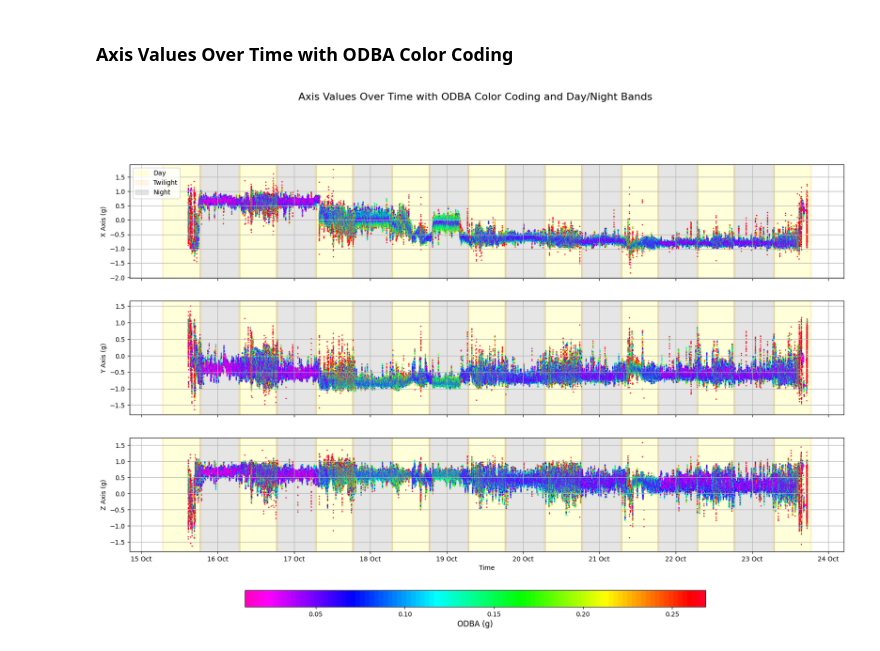
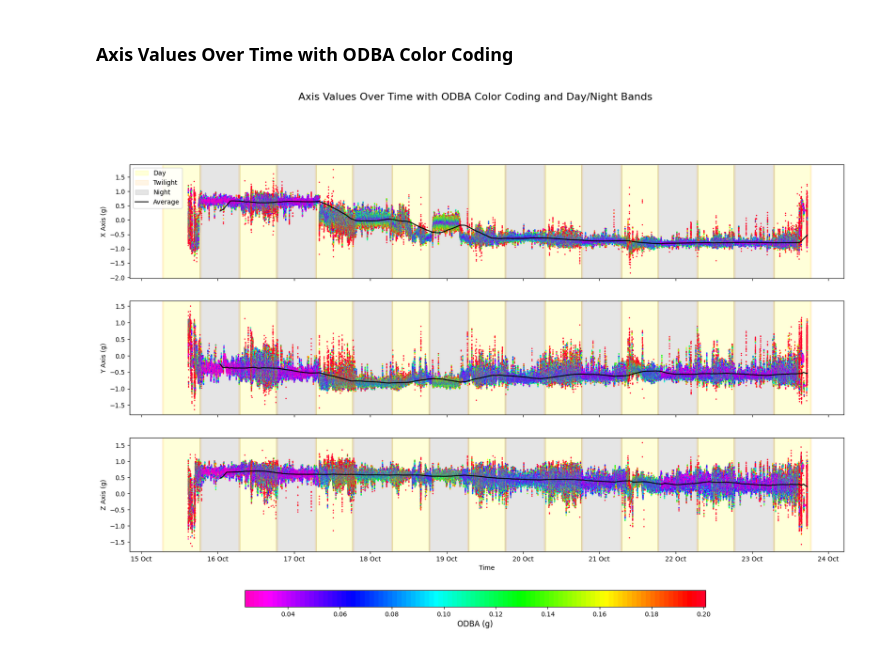
Before and after one commit to bolaris-sage/shark-research, a Jupyter notebook: shark-analysis.ipynb, the cells around one changed output. Saved outputs shown, nothing was run; the diff lists cells and outputs as text; code cells hidden in the pictures.

Commit message:
Added clustering experiment and new visualizations

```diff
--- a/shark-analysis.ipynb
+++ b/shark-analysis.ipynb
@@ -341,8 +293,11 @@ night_patch = None
 cmap = plt.get_cmap('gist_rainbow_r', 100)
 lower_percentile = 2
 upper_percentile = 98
-lower_bound = data['ODBA'].quantile(lower_percentile / 100)
-upper_bound = data['ODBA'].quantile(upper_percentile / 100)
+
+resampled_data = data.resample('min', on='Time Stamp').mean(numeric_only=True)
+
+lower_bound = resampled_data['ODBA'].quantile(lower_percentile / 100)
+upper_bound = resampled_data['ODBA'].quantile(upper_percentile / 100)
 norm = plt.Normalize(vmin=lower_bound, vmax=upper_bound)
 
 for i, axis in enumerate(['X Axis', 'Y Axis', 'Z Axis']):
@@ -351,9 +306,13 @@ for i, axis in enumerate(['X Axis', 'Y Axis', 'Z Axis']):
 
     # Scatter plot for color-coded ODBA data
     sc = axs[i].scatter(data['Time Stamp'], data[axis], c=data['ODBA'], cmap=cmap, norm=norm, s=1, alpha=1.0)
+    axs[i].set_ylabel(f'{axis} (g)')
 
-    axs[i].set_ylabel(f'{axis} (g)')
-    axs[i].grid(True)
+    window_size = 600
+    # Calculate the moving average of the current axis
+    moving_average = resampled_data[axis].rolling(window=window_size).mean()
+    # Plot the moving average line
+    axs[i].plot(resampled_data.index, moving_average, color='black', alpha=1, label='Average')
 
     # Format the x-axis
     axs[i].xaxis.set_major_formatter(mdates.DateFormatter('%d %b'))
@@ -361,35 +320,31 @@ for i, axis in enumerate(['X Axis', 'Y Axis', 'Z Axis']):
 
 # After plotting on all subplots, extract handles and labels for the legend from the last axis
 handles, labels = axs[-1].get_legend_handles_labels()
 
 # Create legend from handles and labels and add it to the first subplot
 axs[0].legend(handles, labels, loc='upper left')
 
 # Set common X-Axis properties
 axs[-1].set_xlabel('Time')
 
 # Set the title for the entire figure
 fig.suptitle('Axis Values Over Time with ODBA Color Coding and Day/Night Bands', fontsize=16)
 
 # Increase the bottom margin to ensure the colorbar does not overlap with x-axis labels
 plt.subplots_adjust(bottom=0.20)
 
 # Adjust the position of the colorbar
 # These values are fractions of the figure size. (left, bottom, width, height)
 colorbar_axes = fig.add_axes([0.25, 0.05, 0.5, 0.03])
 
 # Create the colorbar with the specified axes and orientation
 cbar = plt.colorbar(sc, cax=colorbar_axes, orientation='horizontal')
 cbar.set_label('ODBA (g)', fontsize=12)
 
-# Set the grid for better readability
-for ax in axs:
-    ax.grid(True)
-
 # Adjust layout
 fig.subplots_adjust(bottom=0.15, top=0.85)
 
 # Show the plot
 plt.show()
 # %% [output]
-[figure, old version]
+[figure, new version]
```
Also changed, not shown: parts of 12 cells of this notebook.
